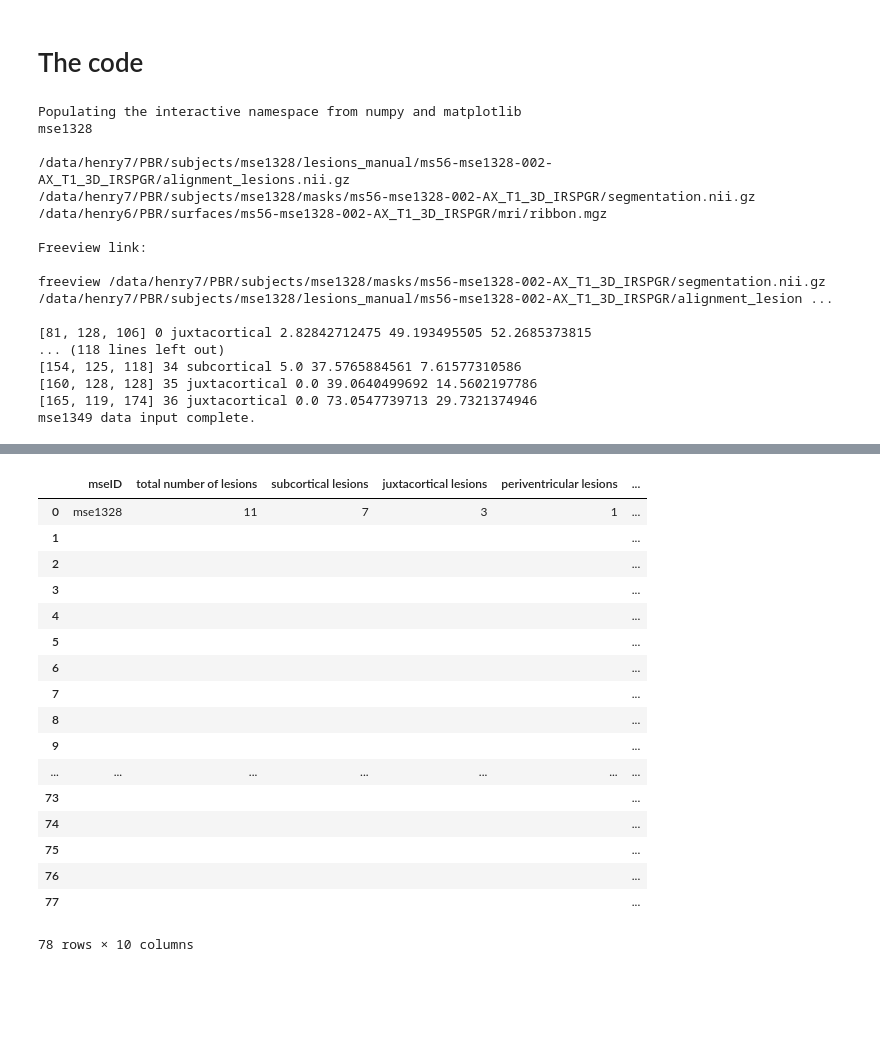
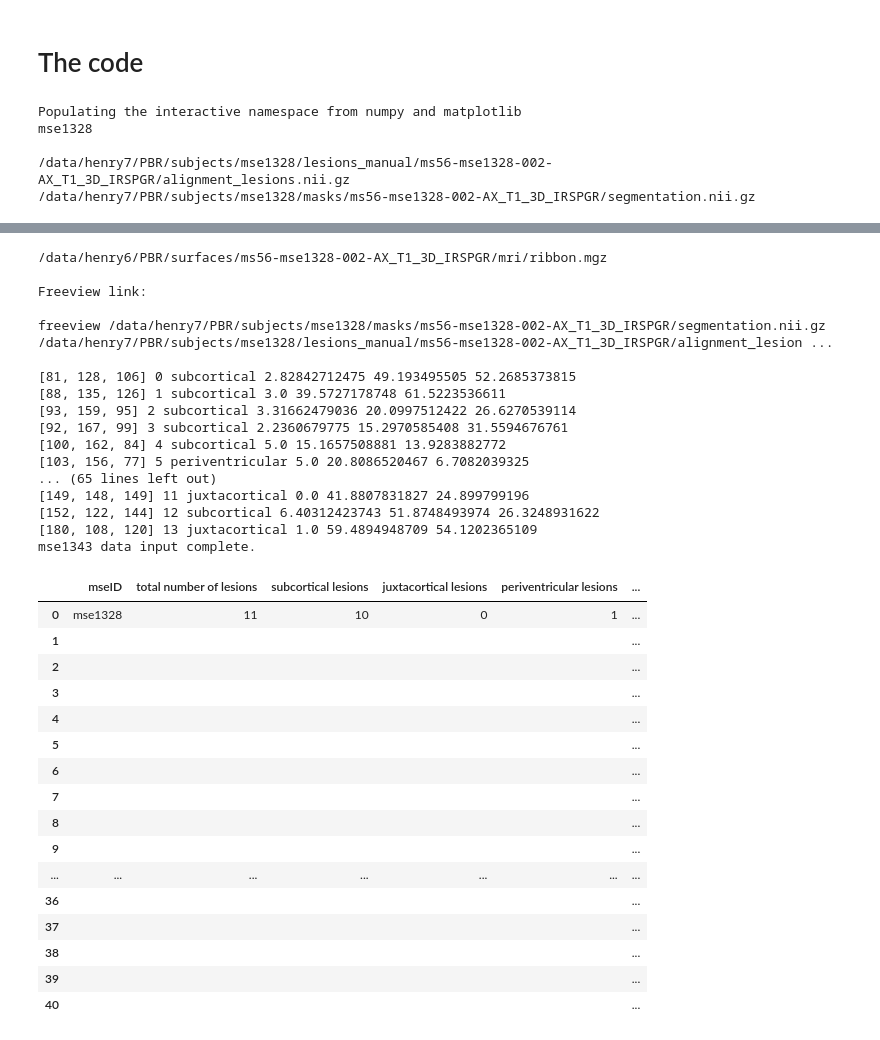
Before and after one commit to mahirhkhan/lesion_label, a Jupyter notebook: starter_notebookMK.ipynb, the cells around one changed output, grey strips where cells are left out. Saved outputs shown, nothing was run; the diff lists cells and outputs as text; code cells hidden in the pictures; blank space fills up the shorter version.

Commit message:
QCed first 5 in .txt file, initally had 20 errors, brought down to 7, now at 3 out of 57 possible lesions

```diff
--- a/starter_notebookMK.ipynb
+++ b/starter_notebookMK.ipynb
@@ -17,7 +17,7 @@ from numpy.linalg import inv
 ## Import mse IDs
 
 subjects_txt = np.genfromtxt("pbr_baselines.txt", dtype=str)
-subjects = subjects_txt[0:5]
+subjects = subjects_txt[0:4]
 all_sub_results = {"mseID":[],
                    "total number of lesions":[],
                    "subcortical lesions":[],
@@ -292,7 +292,7 @@ for numsubjects in range(len(subjects)):
 
     ## Classifying lesions by lowest Euclidean distance
 
-    min_val_jux = 3.0    #threshold for juxtacortical lesion's distance to gray matter
+    min_val_jux = 2.2    #threshold for juxtacortical lesion's distance to gray matter
     min_val_per = 7.5    #threahold for periventricular lesion's distance to ventricle
     min_val_mb = 6.0     #threshold for infratentorial lesion's distance to midbrain
     les_type = []
@@ -303,6 +303,8 @@ for numsubjects in range(len(subjects)):
         v_min = np.min(dist_det(ventricles,les_averages[x]))
         if gm_min <= min_val_jux and gm_min <= mb_min and gm_min <= v_min:
             lesion_type = "juxtacortical"
+        elif v_min >= 16 and v_min <= 35 and len(lesions[x]) >= 75:
+            lesion_type = "periventricular"
         elif v_min <= min_val_per and v_min <= mb_min:
             lesion_type = "periventricular"
         elif mb_min <= min_val_mb:
@@ -371,15 +373,3 @@ mse1328
 
 /data/henry7/PBR/subjects/mse1328/lesions_manual/ms56-mse1328-002-AX_T1_3D_IRSPGR/alignment_lesions.nii.gz
 /data/henry7/PBR/subjects/mse1328/masks/ms56-mse1328-002-AX_T1_3D_IRSPGR/segmentation.nii.gz
-/data/henry6/PBR/surfaces/ms56-mse1328-002-AX_T1_3D_IRSPGR/mri/ribbon.mgz
-
-Freeview link:
-
-freeview /data/henry7/PBR/subjects/mse1328/masks/ms56-mse1328-002-AX_T1_3D_IRSPGR/segmentation.nii.gz /data/henry7/PBR/subjects/mse1328/lesions_manual/ms56-mse1328-002-AX_T1_3D_IRSPGR/alignment_lesion ...
-
-[81, 128, 106] 0 juxtacortical 2.82842712475 49.193495505 52.2685373815
-... (118 lines left out)
-[154, 125, 118] 34 subcortical 5.0 37.5765884561 7.61577310586
-[160, 128, 128] 35 juxtacortical 0.0 39.0640499692 14.5602197786
-[165, 119, 174] 36 juxtacortical 0.0 73.0547739713 29.7321374946
-mse1349 data input complete.
@@ -386,5 +378,22 @@ mse1349 data input complete.
+/data/henry6/PBR/surfaces/ms56-mse1328-002-AX_T1_3D_IRSPGR/mri/ribbon.mgz
+
+Freeview link:
+
+freeview /data/henry7/PBR/subjects/mse1328/masks/ms56-mse1328-002-AX_T1_3D_IRSPGR/segmentation.nii.gz /data/henry7/PBR/subjects/mse1328/lesions_manual/ms56-mse1328-002-AX_T1_3D_IRSPGR/alignment_lesion ...
+
+[81, 128, 106] 0 subcortical 2.82842712475 49.193495505 52.2685373815
+[88, 135, 126] 1 subcortical 3.0 39.5727178748 61.5223536611
+[93, 159, 95] 2 subcortical 3.31662479036 20.0997512422 26.6270539114
+[92, 167, 99] 3 subcortical 2.2360679775 15.2970585408 31.5594676761
+[100, 162, 84] 4 subcortical 5.0 15.1657508881 13.9283882772
+[103, 156, 77] 5 periventricular 5.0 20.8086520467 6.7082039325
+... (65 lines left out)
+[149, 148, 149] 11 juxtacortical 0.0 41.8807831827 24.899799196
+[152, 122, 144] 12 subcortical 6.40312423743 51.8748493974 26.3248931622
+[180, 108, 120] 13 juxtacortical 1.0 59.4894948709 54.1202365109
+mse1343 data input complete.
 |  | mseID | total number of lesions | subcortical lesions | juxtacortical lesions | periventricular lesions | ... |
-| 0 | mse1328 | 11 | 7 | 3 | 1 | ... |
+| 0 | mse1328 | 11 | 10 | 0 | 1 | ... |
 | 1 |  |  |  |  |  | ... |
 | 2 |  |  |  |  |  | ... |
 | 3 |  |  |  |  |  | ... |
@@ -395,9 +404,8 @@ mse1349 data input complete.
 | 8 |  |  |  |  |  | ... |
 | 9 |  |  |  |  |  | ... |
 | ... | ... | ... | ... | ... | ... | ... |
-| 73 |  |  |  |  |  | ... |
-| 74 |  |  |  |  |  | ... |
-| 75 |  |  |  |  |  | ... |
-| 76 |  |  |  |  |  | ... |
-| 77 |  |  |  |  |  | ... |
+| 36 |  |  |  |  |  | ... |
+| 37 |  |  |  |  |  | ... |
+| 38 |  |  |  |  |  | ... |
+| 39 |  |  |  |  |  | ... |
+| 40 |  |  |  |  |  | ... |
-78 rows × 10 columns
```
Also changed, not shown: parts of 1 cell of this notebook.
